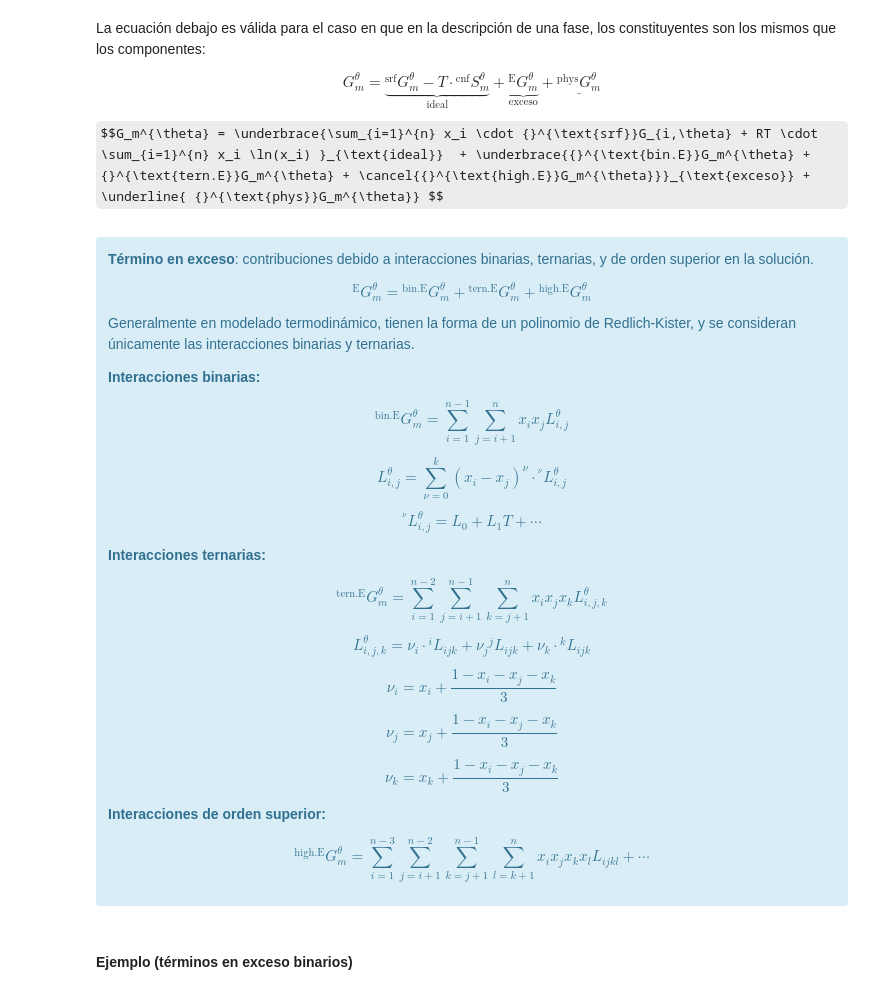
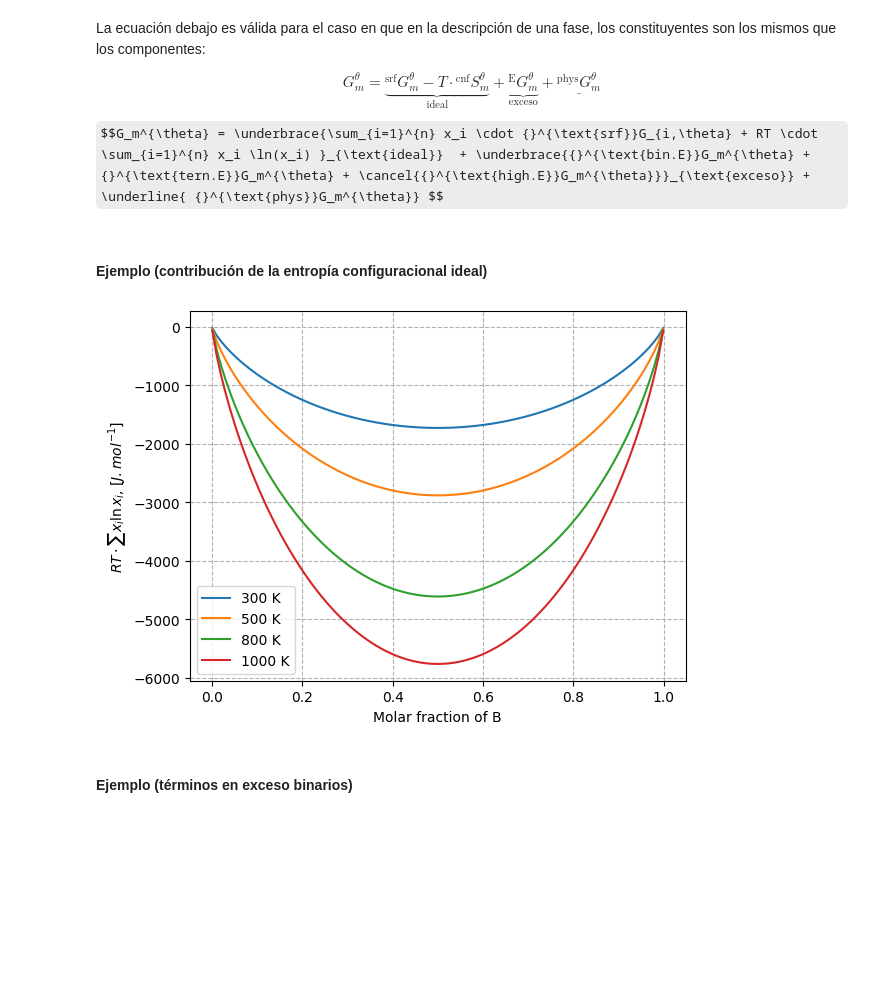
Before and after one commit to eicastroc/Calphad101, a Jupyter notebook: 01_teoria.ipynb, the cells around one changed output. Drawn from its saved outputs; the diff is of its cells as text; code cells hidden in the pictures; some formulas as TeX source; blank space fills up the shorter version.

```diff
--- a/01_teoria.ipynb
+++ b/01_teoria.ipynb
@@ -471,40 +471,25 @@ La ecuación debajo es válida para el caso en que en la descripción de una fas
 $$G_m^{\theta} = \underbrace{{}^{\text{srf}}G_m^{\theta} - T \cdot {}^{\text{cnf}}S_m^{\theta}}_{\text{ideal}} + \underbrace{{}^{\text{E}}G_m^{\theta}}_{\text{exceso}}  + \underline{ {}^{\text{phys}}G_m^{\theta}} $$
 
 $$G_m^{\theta} = \underbrace{\sum_{i=1}^{n} x_i \cdot {}^{\text{srf}}G_{i,\theta} + RT \cdot \sum_{i=1}^{n} x_i \ln(x_i) }_{\text{ideal}}  + \underbrace{{}^{\text{bin.E}}G_m^{\theta} + {}^{\text{tern.E}}G_m^{\theta} + \cancel{{}^{\text{high.E}}G_m^{\theta}}}_{\text{exceso}} + \underline{ {}^{\text{phys}}G_m^{\theta}} $$
-# %% [markdown]
-<div class="alert alert-info">
-
-**Término en exceso**: contribuciones debido a interacciones binarias, ternarias, y de orden superior en la solución.
-
-$${}^{\text{E}}G_m^{\theta} = {}^{\text{bin.E}}G_m^{\theta} + {}^{\text{tern.E}}G_m^{\theta} + {}^{\text{high.E}}G_m^{\theta}$$
-
-Generalmente en modelado termodinámico, tienen la forma de un polinomio de Redlich-Kister, y se consideran únicamente las interacciones binarias y ternarias.
-
-**Interacciones binarias:**
-
-$${}^{\text{bin.E}}G_m^{\theta} = \sum_{i=1}^{n-1} \sum_{j=i+1}^{n} x_i x_j L_{i,j}^{\theta}$$
-
-$$L_{i,j}^{\theta} = \sum_{\nu=0}^{k} \left(x_i - x_j\right)^{\nu} \cdot {}^{^{\nu}}L_{i,j}^{\theta}$$
-
-$${}^{^{\nu}}L_{i,j}^{\theta} = L_0 + L_1 T + \cdots$$
-
-**Interacciones ternarias:**
-
-$${}^{\text{tern.E}}G_m^{\theta} = \sum_{i=1}^{n-2} \sum_{j=i+1}^{n-1} \sum_{k=j+1}^{n} x_i x_j x_k L_{i,j,k}^{\theta}$$
-
-$$L_{i,j,k}^{\theta} = \nu_i \cdot {}^{i}L_{ijk} + \nu_j {}^{j}L_{ijk} + \nu_k \cdot {}^{k}L_{ijk}$$
-
-$$\nu_{i} = x_{i} + \frac{1 - x_i - x_j - x_k}{3}$$
-
-$$\nu_{j} = x_{j} + \frac{1 - x_i - x_j - x_k}{3}$$
-
-$$\nu_{k} = x_{k} + \frac{1 - x_i - x_j - x_k}{3}$$
-
-
-**Interacciones de orden superior:**
-
-$${}^{\text{high.E}}G_m^{\theta} = \sum_{i=1}^{n-3} \sum_{j=i+1}^{n-2} \sum_{k=j+1}^{n-1} \sum_{l=k+1}^{n} x_i x_j x_k x_l L_{ijkl} + \cdots $$
-
-</div>
+# %% [markdown]
+#### Ejemplo (contribución de la entropía configuracional ideal)
+# %%
+## Ejemplo
+xB = np.linspace(1e-3, 0.999, 100)
+xA = np.flip(xB)
+R = 8.314
+Ts = [300, 500, 800, 1000]
+
+fig, ax = plt.subplots()
+
+for T in Ts:
+    ax.plot(xB, R*T*(xA*np.log(xA)+xB*np.log(xB)), label=f"{int(T)} K")
+ax.set_xlabel("Molar fraction of B")
+ax.set_ylabel(r"$RT \cdot \sum x_i \ln x_i$, $[J.mol^{-1}]$")
+ax.legend()
+ax.grid(ls='--')
+plt.show()
+# %% [output]
+[figure, added]
 # %% [markdown]
 #### Ejemplo (términos en exceso binarios)
```
Also changed, not shown: parts of 5 cells of this notebook, 1 other file.
